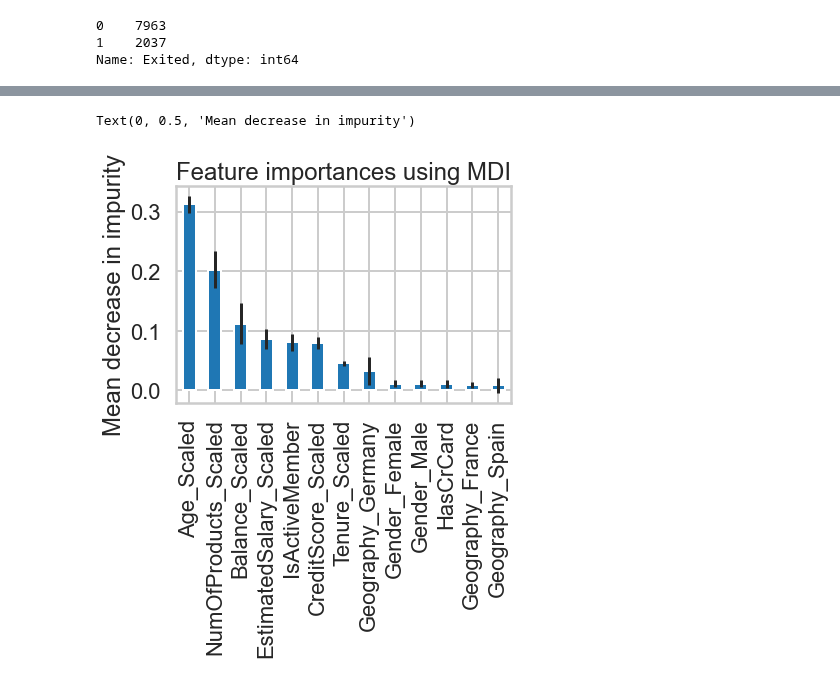
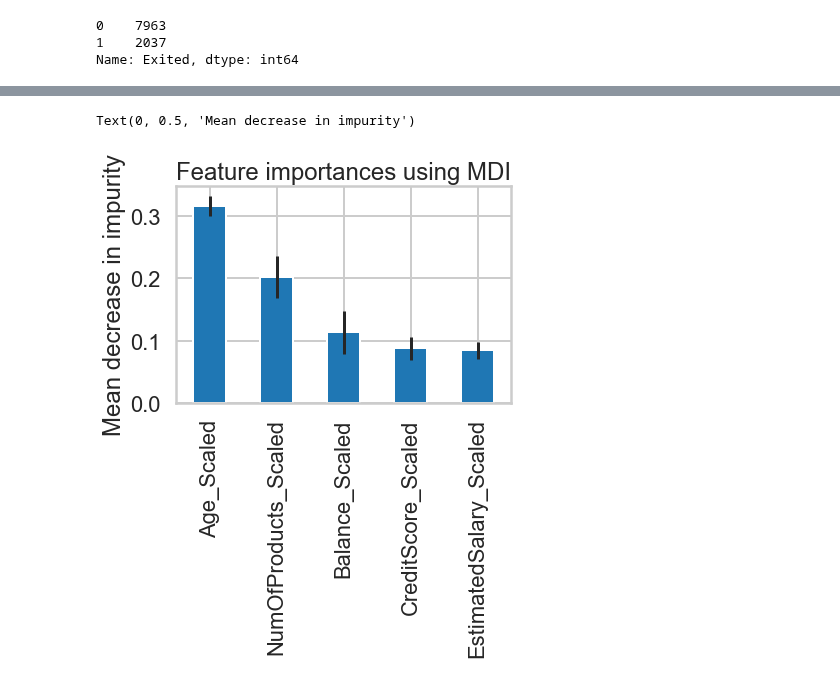
Before and after one commit to nycantwell/nycantwell, a Jupyter notebook: Capstone_Three_Churn_Modeling/Capstone_Three_Churn.ipynb, the cells around one changed output, grey strips where cells are left out. Cells and saved outputs as stored; diff of their text form; code cells hidden in the pictures.

```diff
--- a/Capstone_Three_Churn_Modeling/Capstone_Three_Churn.ipynb
+++ b/Capstone_Three_Churn_Modeling/Capstone_Three_Churn.ipynb
@@ -225,15 +231,15 @@ F1:  0.5711340206185568
 # %%
 # Feature Importance, strongest predictors seen are: age, num products, balance, credit score
 # https://scikit-learn.org/stable/auto_examples/ensemble/plot_forest_importances.html
 import matplotlib.pyplot as plt
 importances = clf.feature_importances_
 std = np.std([tree.feature_importances_ for tree in clf.estimators_], axis=0)
 forest_importances = pd.Series(importances, index=X_train.columns).sort_values(ascending=False)
 
 fig, ax = plt.subplots()
-forest_importances.plot.bar(yerr=std, ax=ax)
+forest_importances[0:5].plot.bar(yerr=std[0:5], ax=ax)
 ax.set_title("Feature importances using MDI")
 ax.set_ylabel("Mean decrease in impurity")
 # %% [output]
 Text(0, 0.5, 'Mean decrease in impurity')
-[figure, old version]
+[figure, new version]
```
Also changed, not shown: parts of 7 cells of this notebook, 3 other files.
